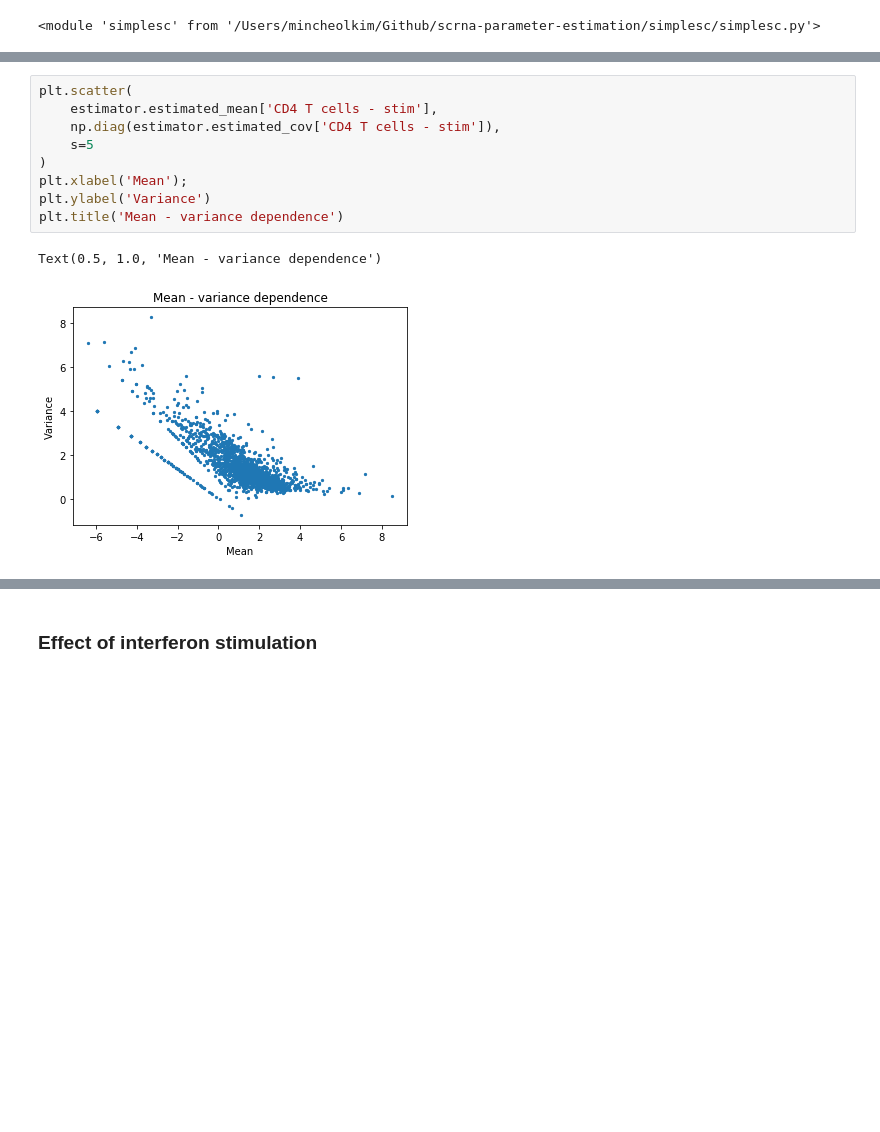
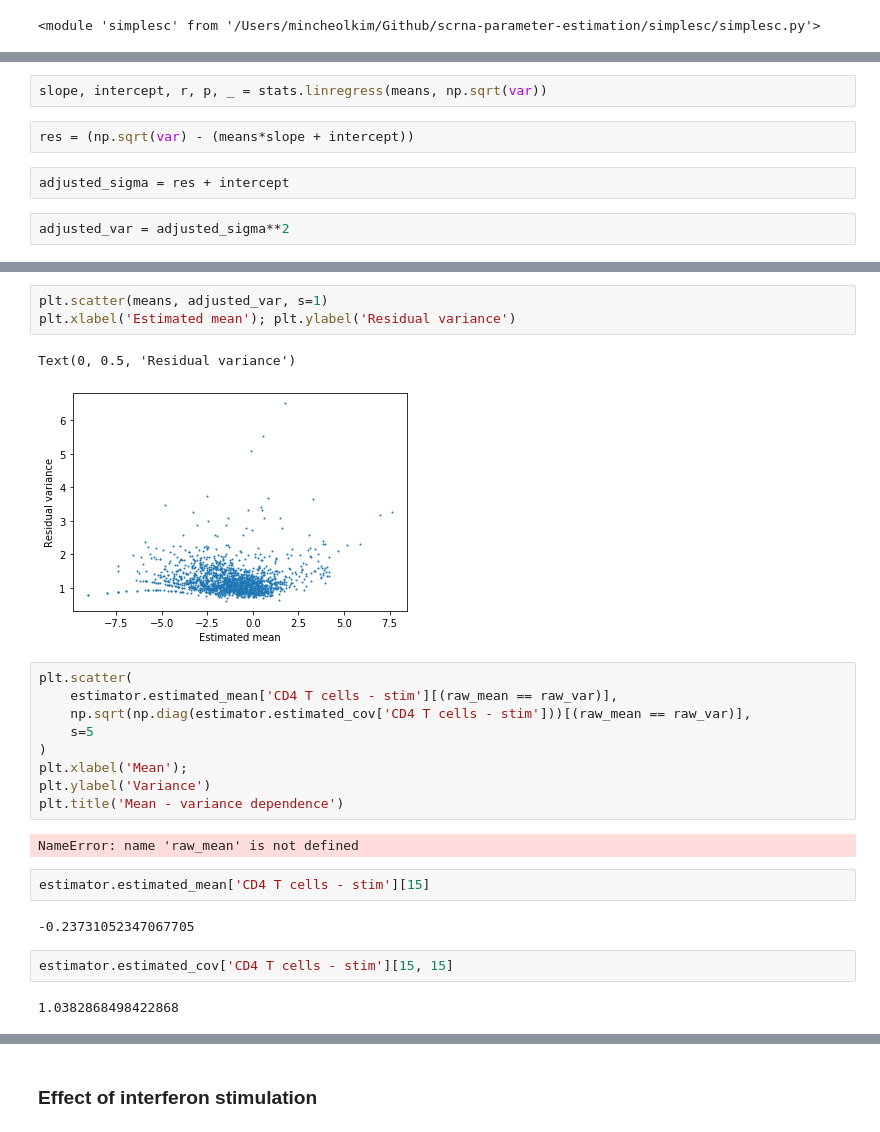
Before and after one commit to yelabucsf/scrna-parameter-estimation, a Jupyter notebook: examples/interferon_stimulation/interferon_stimulation_analysis.ipynb, the cells around one changed output, grey strips where cells are left out. Cells and saved outputs as stored; diff of their text form; blank space fills up the shorter version.

```diff
--- a/examples/interferon_stimulation/interferon_stimulation_analysis.ipynb
+++ b/examples/interferon_stimulation/interferon_stimulation_analysis.ipynb
@@ -231,0 +266,8 @@ estimator.compute_params(group='CD4 T cells - stim')
+# %%
+slope, intercept, r, p, _ = stats.linregress(means, np.sqrt(var))
+# %%
+res = (np.sqrt(var) - (means*slope + intercept))
+# %%
+adjusted_sigma = res + intercept
+# %%
+adjusted_var = adjusted_sigma**2
@@ -232,12 +306,25 @@ estimator.compute_params(group='CD4 T cells - stim')
+# %%
+plt.scatter(means, adjusted_var, s=1)
+plt.xlabel('Estimated mean'); plt.ylabel('Residual variance')
+# %% [output]
+Text(0, 0.5, 'Residual variance')
+[figure, added]
 # %%
 plt.scatter(
-    estimator.estimated_mean['CD4 T cells - stim'],
-    np.diag(estimator.estimated_cov['CD4 T cells - stim']),
+    estimator.estimated_mean['CD4 T cells - stim'][(raw_mean == raw_var)],
+    np.sqrt(np.diag(estimator.estimated_cov['CD4 T cells - stim']))[(raw_mean == raw_var)],
     s=5
 )
 plt.xlabel('Mean');
 plt.ylabel('Variance')
 plt.title('Mean - variance dependence')
 # %% [output]
-Text(0.5, 1.0, 'Mean - variance dependence')
+NameError: name 'raw_mean' is not defined
-[figure, removed]
+# %%
+estimator.estimated_mean['CD4 T cells - stim'][15]
+# %% [output]
+-0.23731052347067705
+# %%
+estimator.estimated_cov['CD4 T cells - stim'][15, 15]
+# %% [output]
+1.0382868498422868
```
Also changed, not shown: parts of 72 cells of this notebook, 1 other file.
